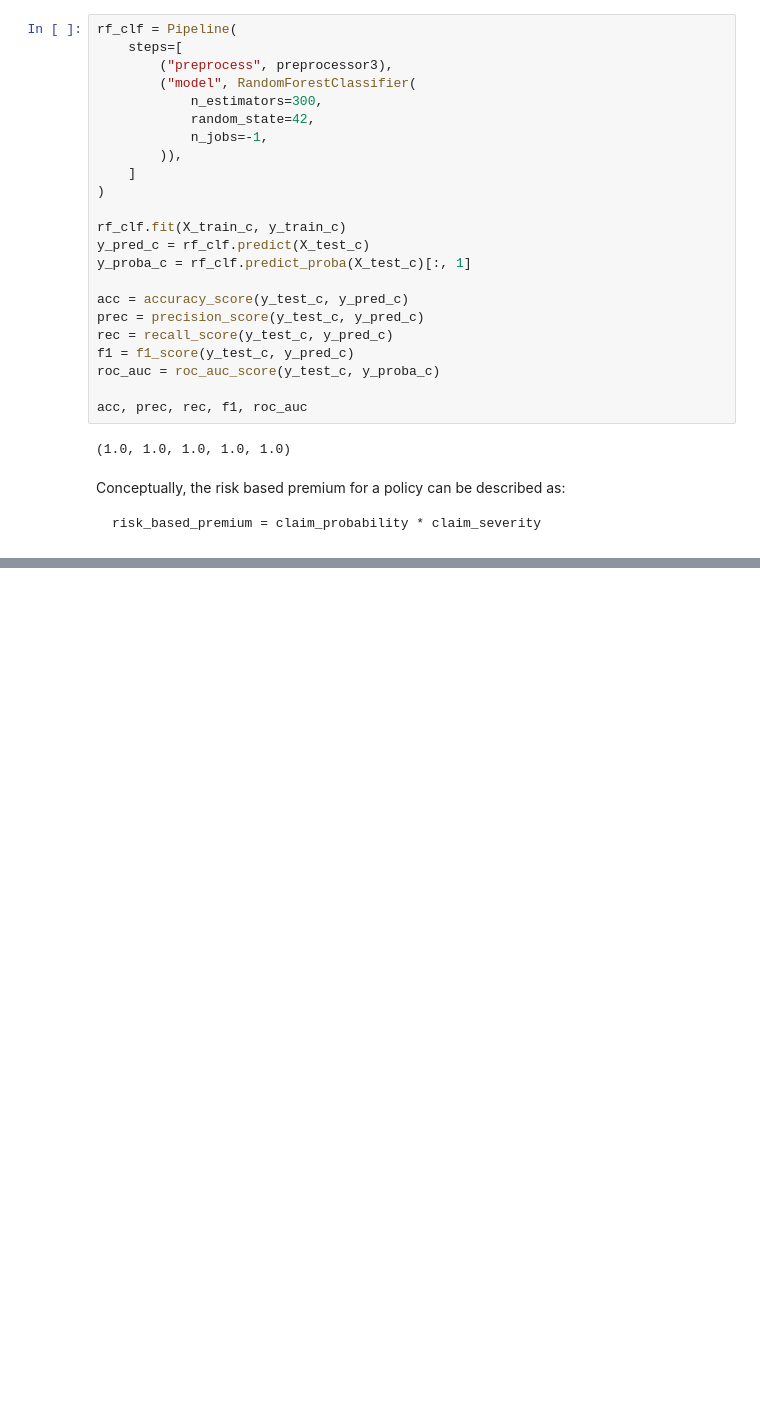
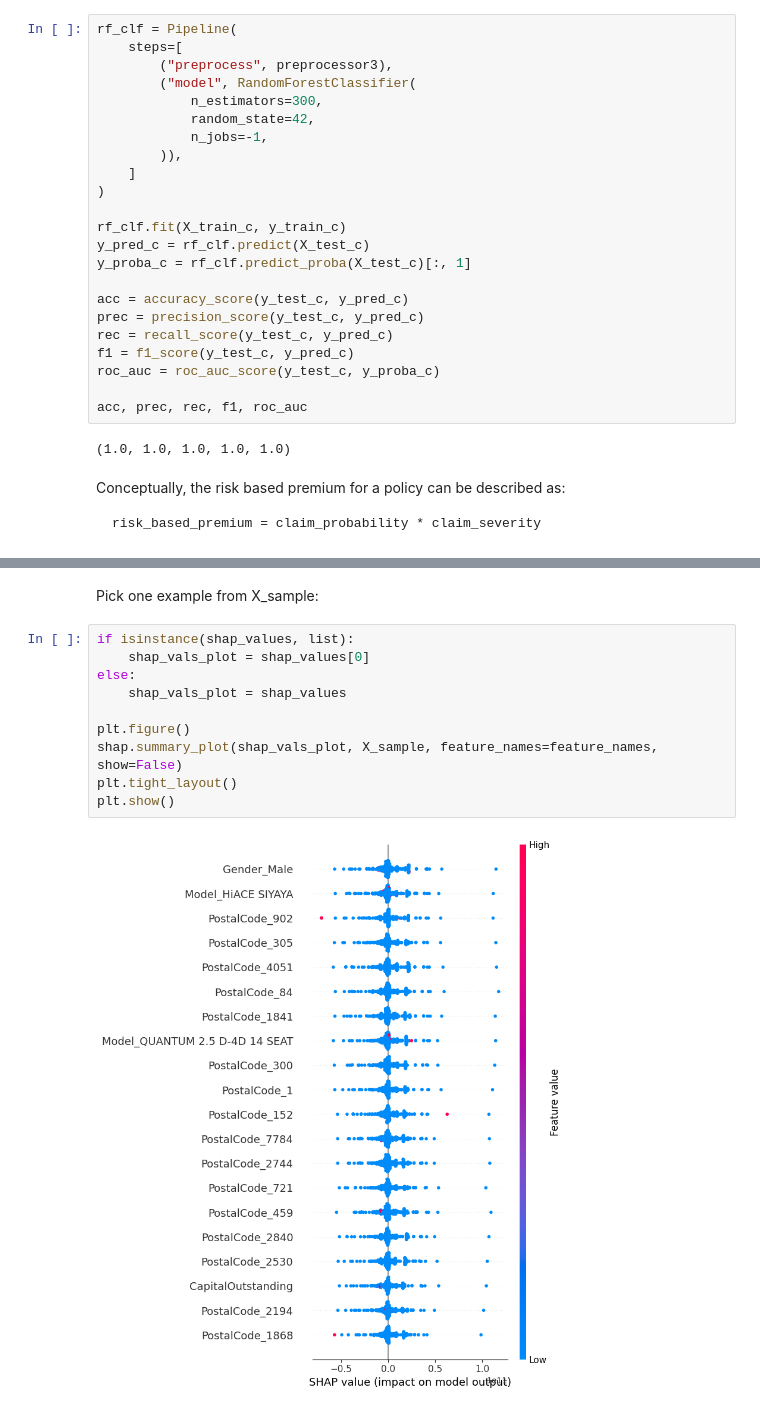
Before and after one commit to biyavani/10-academy-week-3, a Jupyter notebook: notebooks/task4_modeling.ipynb, the cells around one changed output, grey strips where cells are left out. Drawn from its saved outputs; the diff is of its cells as text; blank space fills up the shorter version.

```diff
--- a/notebooks/task4_modeling.ipynb
+++ b/notebooks/task4_modeling.ipynb
@@ -338,0 +422,14 @@ risk_based_premium = claim_probability * claim_severity
+# %% [markdown]
+Pick one example from X_sample:
+# %%
+if isinstance(shap_values, list):
+    shap_vals_plot = shap_values[0]
+else:
+    shap_vals_plot = shap_values
+
+plt.figure()
+shap.summary_plot(shap_vals_plot, X_sample, feature_names=feature_names, show=False)
+plt.tight_layout()
+plt.show()
+# %% [output]
+[figure, added]
```
Also changed, not shown: parts of 10 cells of this notebook.
